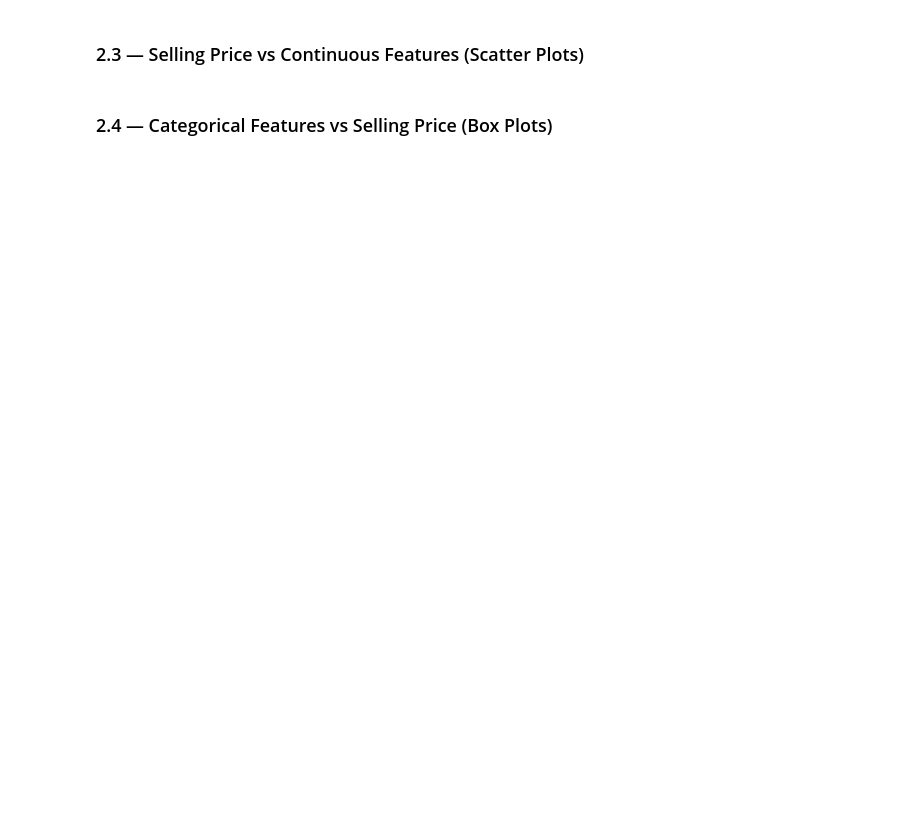
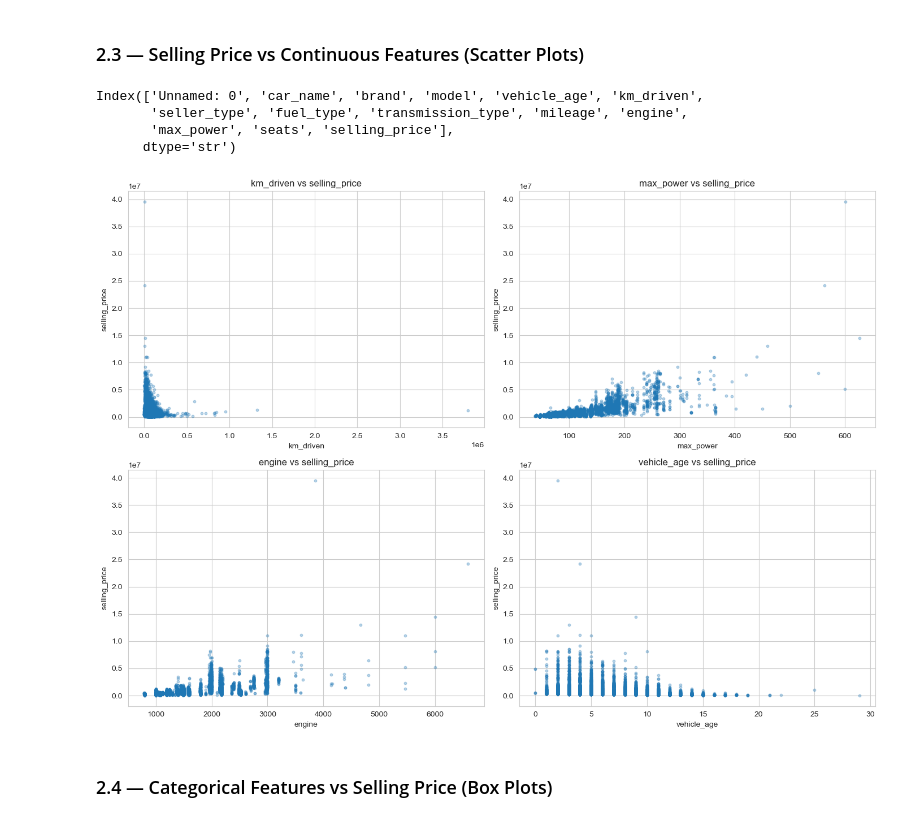
Before and after one commit to sufyan1105/Used-Car-Price-Prediction, a Jupyter notebook: used_car_price_predictor.ipynb, the cells around one changed output. Cells and saved outputs as stored; diff of their text form; code cells hidden in the pictures; blank space fills up the shorter version.

```diff
--- a/used_car_price_predictor.ipynb
+++ b/used_car_price_predictor.ipynb
@@ -156,13 +150,24 @@ sns.heatmap(correlation_matrix, annot= True)
 # %% [markdown]
 ### 2.3 — Selling Price vs Continuous Features (Scatter Plots)
 # %%
-# HINT: Build a 2x2 grid with plt.subplots(2, 2, ...).
-# - Note: this dataset does not have a 'year' column directly — check df.columns for
-#   what's actually available (hint: it's an age-related column, not a year).
-# - Loop over your 4 chosen features and axes together (zip is handy here) instead of
-#   writing 4 near-identical blocks.
-# - A scatter plot is the right chart type for two continuous variables — matplotlib's
-#   .scatter() takes x, y, and an alpha for transparency (useful with 15k+ points).
+fix , axes = plt.subplots(2,2, figsize= (14,10))
+print(df.columns)
+features = ["km_driven", "max_power","engine", "vehicle_age"]
+
+for ax, feat in zip(axes.flatten(), features) :
+    ax.scatter(df[feat], df["selling_price"], alpha=0.3, s=10)
+    ax.set_xlabel(feat)
+    ax.set_ylabel("selling_price")
+    ax.set_title(f"{feat} vs selling_price")
+
+plt.tight_layout()
+plt.show()
+# %% [output]
+Index(['Unnamed: 0', 'car_name', 'brand', 'model', 'vehicle_age', 'km_driven',
+       'seller_type', 'fuel_type', 'transmission_type', 'mileage', 'engine',
+       'max_power', 'seats', 'selling_price'],
+      dtype='str')
+[figure, added]
 # %% [markdown]
 ### 2.4 — Categorical Features vs Selling Price (Box Plots)
 # %%
```
Also changed, not shown: parts of 4 cells of this notebook.
